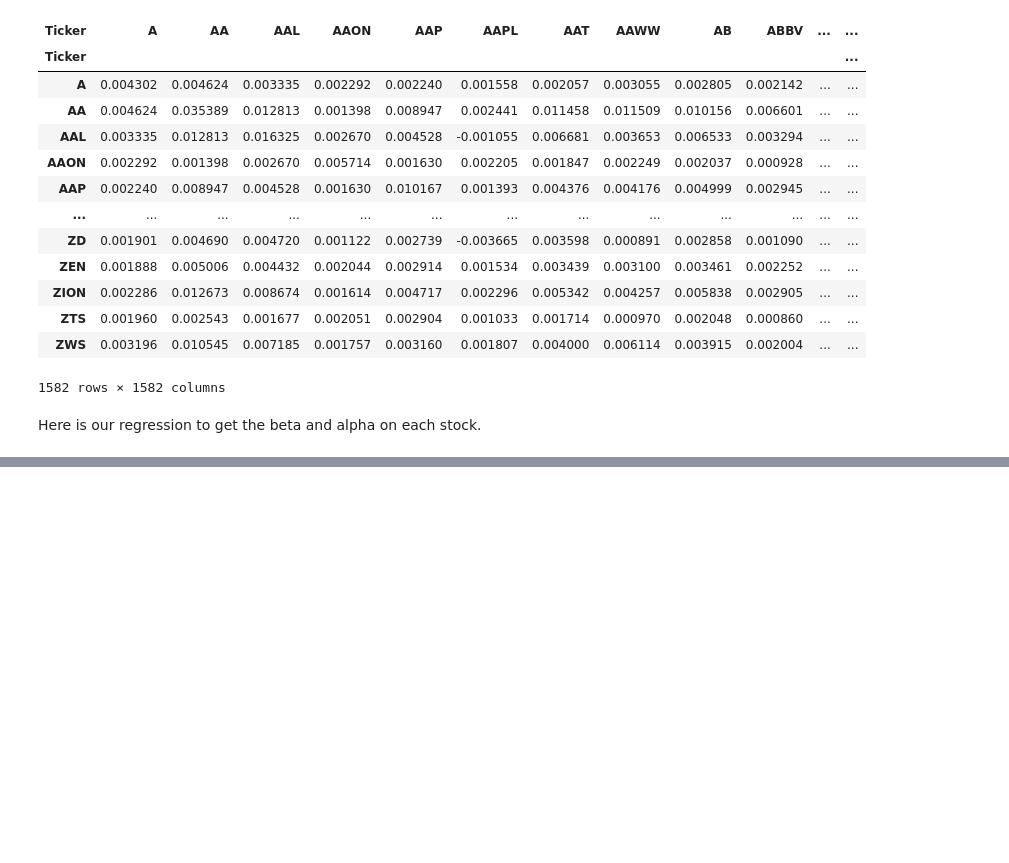
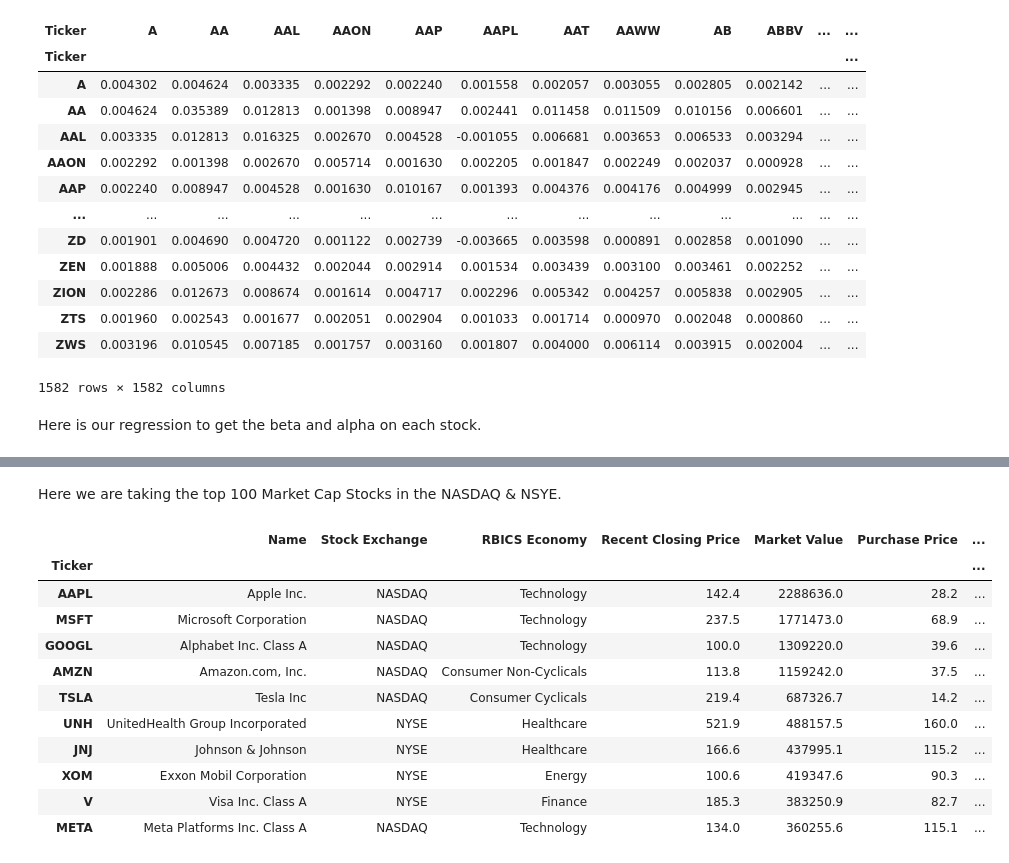
Before and after one commit to ts7even/not_ltcm, a Jupyter notebook: not_ltcm.ipynb, the cells around one changed output, grey strips where cells are left out. Saved outputs shown, nothing was run; the diff lists cells and outputs as text; code cells hidden in the pictures; blank space fills up the shorter version.

```diff
--- a/not_ltcm.ipynb
+++ b/not_ltcm.ipynb
@@ -190,0 +218,24 @@ lowest_correlation.head(100)
+# %% [markdown]
+Here we are taking the top 100 Market Cap Stocks in the NASDAQ & NSYE.
+# %%
+# Top 50 Largest Market Cap Stocks
+largest_market_cap = stock_data.nlargest(100, 'Market Value')
+largest_market_cap = largest_market_cap[largest_market_cap['Purchase Price'] < largest_market_cap['Recent Closing Price']]
+# Remove BRK.B from the list of largest_market_cap
+largest_market_cap = largest_market_cap[largest_market_cap.index != 'BRK.B']
+
+ticker_list_of_largest_market_cap = largest_market_cap.index.tolist()
+largest_market_cap.head(10)
+# %% [output]
+|  | Name | Stock Exchange | RBICS Economy | Recent Closing Price | Market Value | Purchase Price | ... |
+| Ticker |  |  |  |  |  |  | ... |
+| AAPL | Apple Inc. | NASDAQ | Technology | 142.4 | 2288636.0 | 28.2 | ... |
+| MSFT | Microsoft Corporation | NASDAQ | Technology | 237.5 | 1771473.0 | 68.9 | ... |
+| GOOGL | Alphabet Inc. Class A | NASDAQ | Technology | 100.0 | 1309220.0 | 39.6 | ... |
+| AMZN | Amazon.com, Inc. | NASDAQ | Consumer Non-Cyclicals | 113.8 | 1159242.0 | 37.5 | ... |
+| TSLA | Tesla Inc | NASDAQ | Consumer Cyclicals | 219.4 | 687326.7 | 14.2 | ... |
+| UNH | UnitedHealth Group Incorporated | NYSE | Healthcare | 521.9 | 488157.5 | 160.0 | ... |
+| JNJ | Johnson & Johnson | NYSE | Healthcare | 166.6 | 437995.1 | 115.2 | ... |
+| XOM | Exxon Mobil Corporation | NYSE | Energy | 100.6 | 419347.6 | 90.3 | ... |
+| V | Visa Inc. Class A | NYSE | Finance | 185.3 | 383250.9 | 82.7 | ... |
+| META | Meta Platforms Inc. Class A | NASDAQ | Technology | 134.0 | 360255.6 | 115.1 | ... |
```
Also changed, not shown: parts of 14 cells of this notebook.
